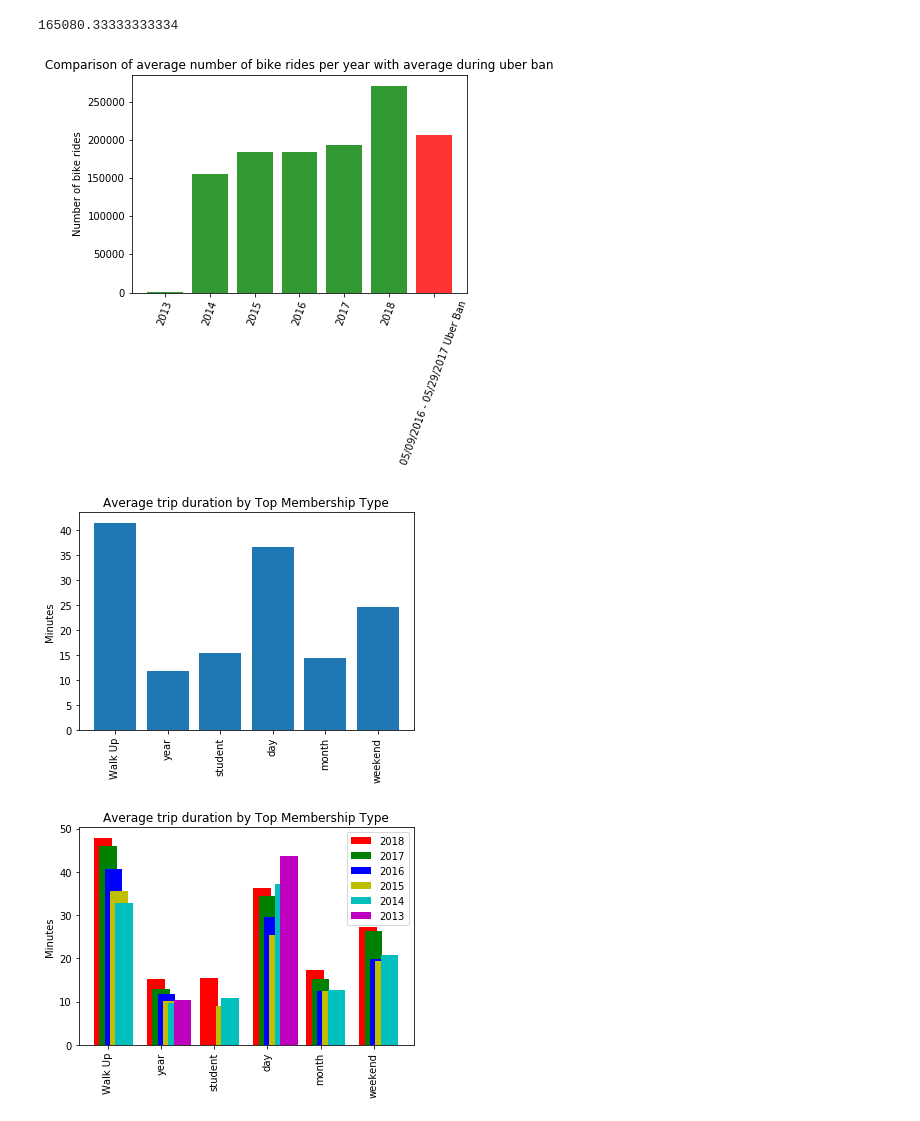
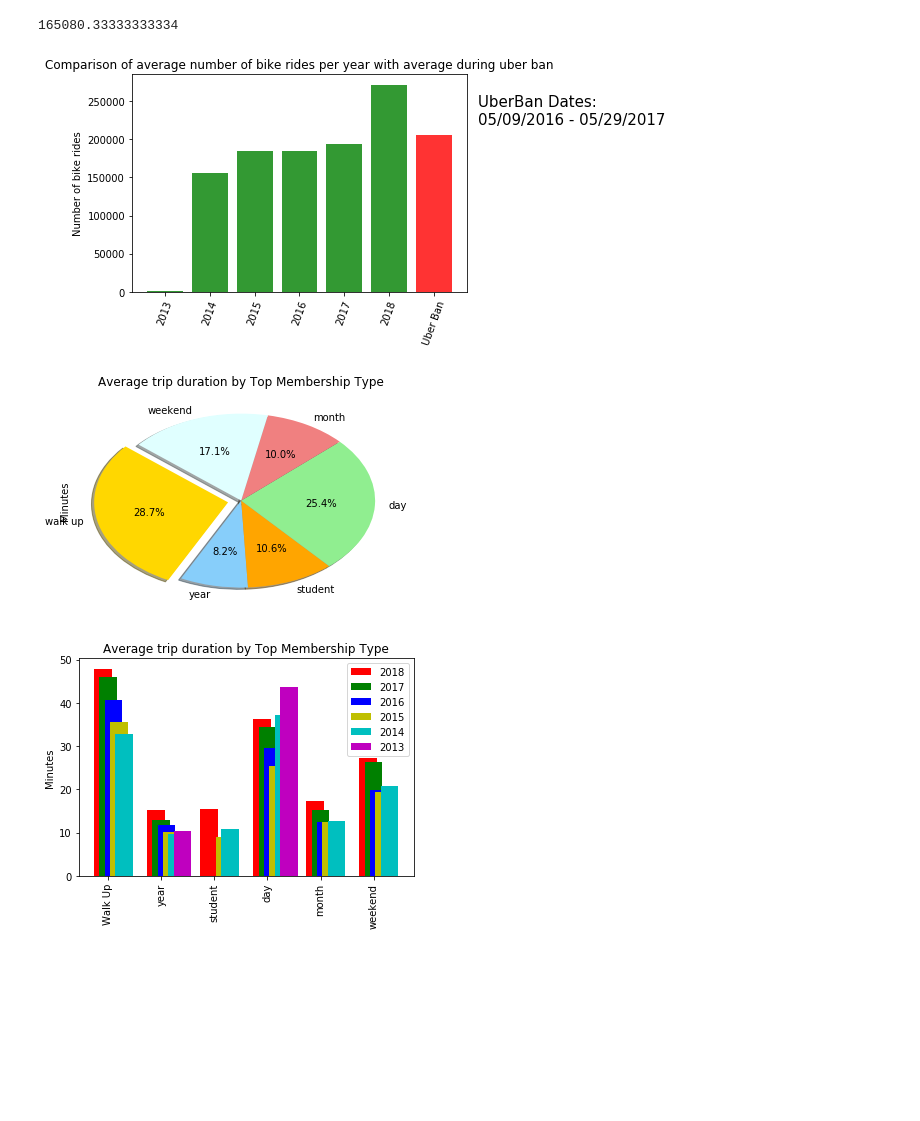
Before and after one commit to ananyay/Pedal_through_Austin, a Jupyter notebook: Data_Analysis_ananya.ipynb, the cells around one changed output. Cells and saved outputs as stored; diff of their text form; code cells hidden in the pictures; blank space fills up the shorter version.

```diff
--- a/Data_Analysis_ananya.ipynb
+++ b/Data_Analysis_ananya.ipynb
@@ -438,22 +438,23 @@ average_number_of_rides_per_year
 # %%
 ## The plot
 number_of_rides_per_year_list = number_of_rides_per_year.tolist()
 fig, ax = plt.subplots()
 y_value1 = number_of_rides_per_year_list
 x_axis1 = np.arange(len(number_of_rides_per_year_list))
 x_axis2 = [6]
 
 
 bars1 = ax.bar(x_axis1, y_value1, color='g', alpha=0.8, align="center")
 bars2 = ax.bar(x_axis2, number_of_rides_uber_ban, color='r', alpha=0.8, align="center")
 
-plt.setp(ax, xticks=[0, 1, 2, 3, 4, 5, 6], xticklabels=["2013", "2014", "2015", "2016", "2017", "2018", "05/09/2016 - 05/29/2017 Uber Ban"])
+plt.setp(ax, xticks=[0, 1, 2, 3, 4, 5, 6], xticklabels=["2013", "2014", "2015", "2016", "2017", "2018", "Uber Ban"])
 ax.set_ylabel("Number of bike rides")
 ax.set_title('Comparison of average number of bike rides per year with average during uber ban')
+ax.text(7,220000,s="UberBan Dates:\n05/09/2016 - 05/29/2017",fontsize = 15)
 plt.setp( ax.xaxis.get_majorticklabels(), rotation=70 )
 plt.show()
 # %% [output]
-[figure, old version]
+[figure, new version]
 # %%
 from matplotlib import pyplot, pylab
 subscriber_type = df_bike_cl['Membership Type'].value_counts().index
@@ -472,12 +473,16 @@ for x in x_axis:
     tick_locations.append(x)
 
 plt.xticks(tick_locations, top_subscriber_type, rotation=90)
-plt.bar(x_axis, trip_minutes)
+labels = ["walk up","year","student","day","month","weekend"]
+explode = (0.1,0,0,0,0,0)
+colors = ["gold", "lightskyblue", "orange","lightgreen","lightcoral","lightcyan"]
+plt.pie(trip_minutes,explode=explode, labels=labels, colors=colors,
+        autopct="%1.1f%%", shadow=True, startangle=140)
 plt.title('Average trip duration by Top Membership Type')
 pylab.ylabel('Minutes')
 fig.show()
 # %% [output]
-[figure, old version]
+[figure, new version]
 # %%
 from matplotlib.pyplot import subplots
 ax = plt.subplot(1,1,1)
```
